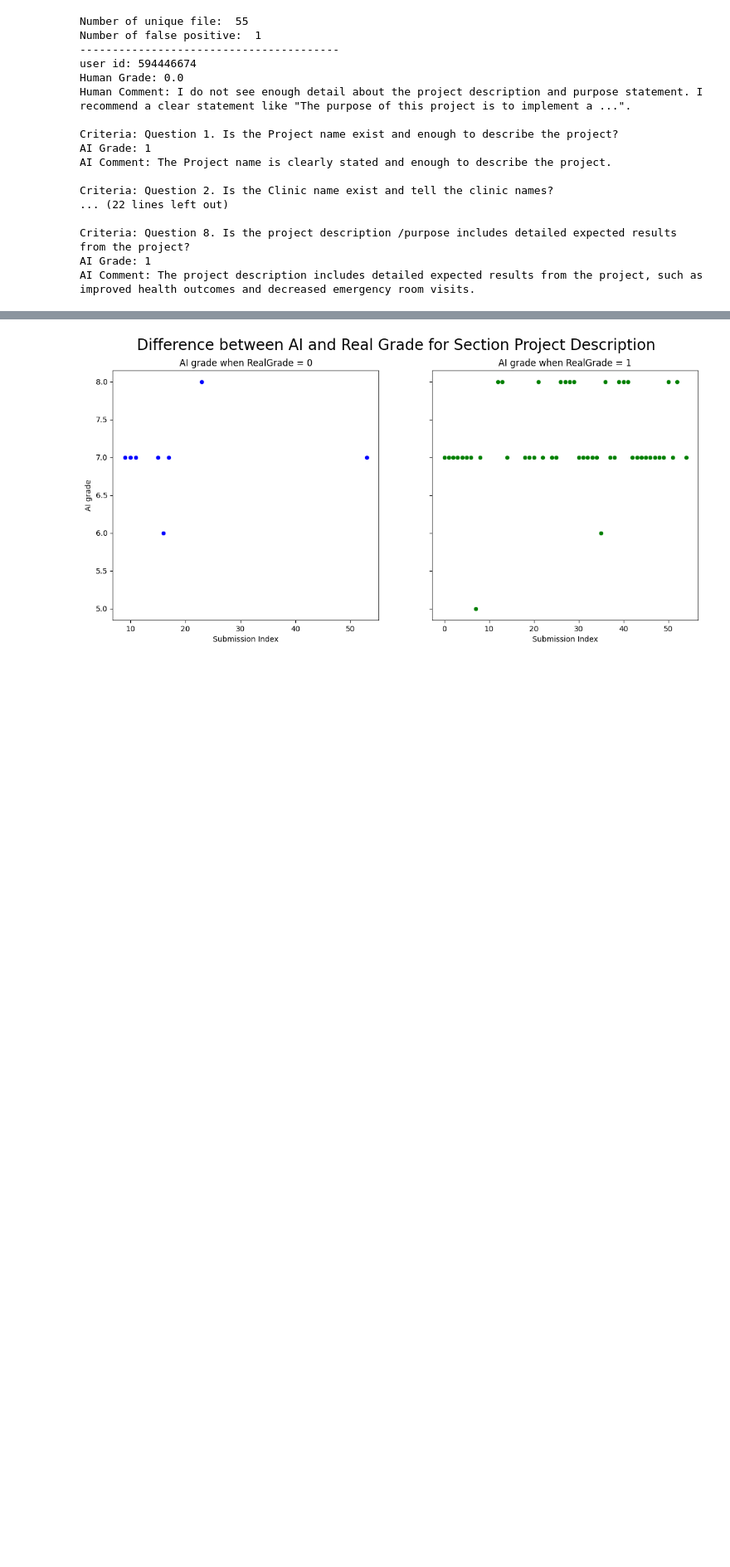
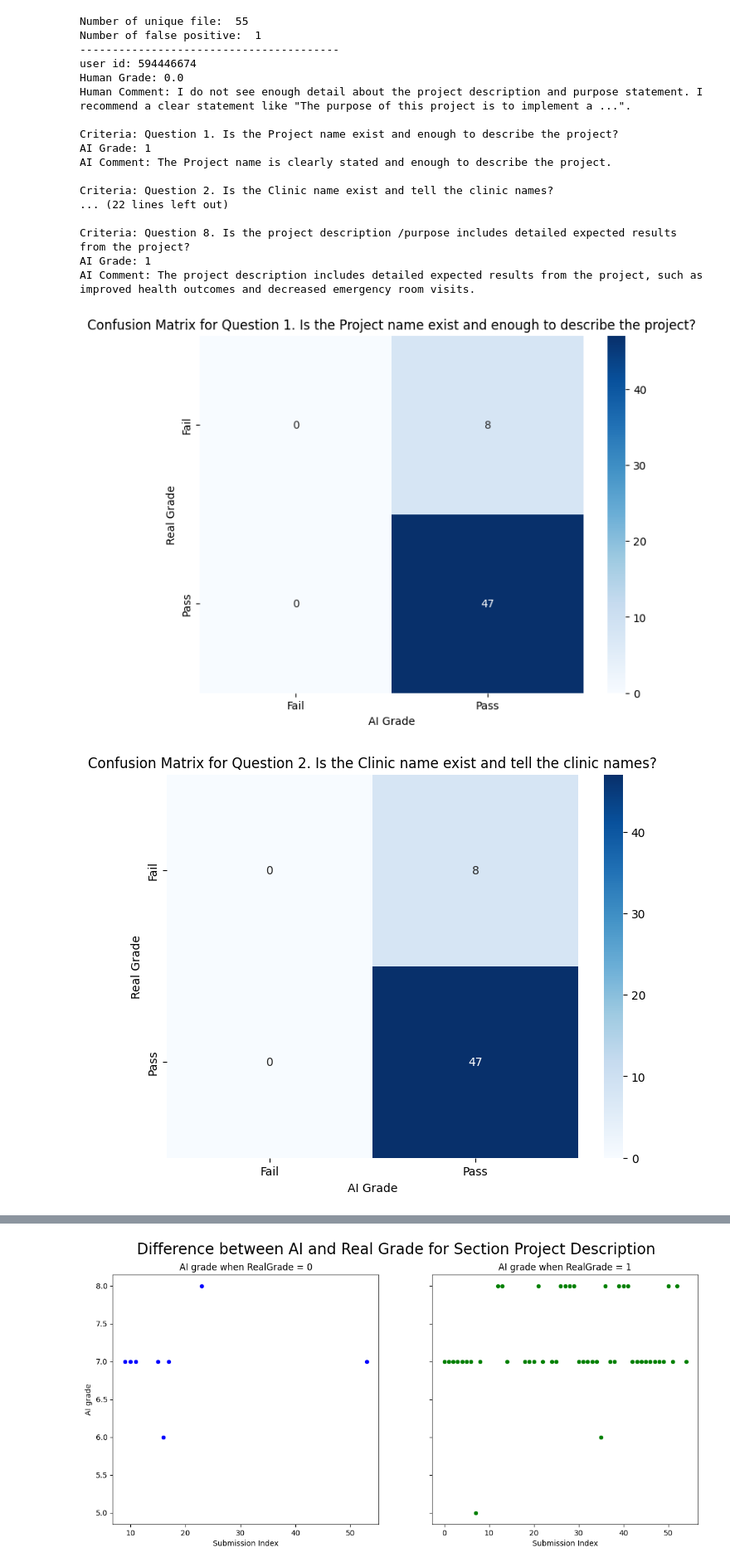
Before and after one commit to ngavu2004/AutoGradingPipelineAnalysis, a Jupyter notebook: visualize_AI_grade_RealGrade.ipynb, the cells around one changed output, grey strips where cells are left out. Shown at 83% size. Drawn from its saved outputs; the diff is of its cells as text; code cells hidden in the pictures; blank space fills up the shorter version.

```diff
--- a/visualize_AI_grade_RealGrade.ipynb
+++ b/visualize_AI_grade_RealGrade.ipynb
@@ -620,3 +687,8 @@ Criteria: Question 2. Is the Clinic name exist and tell the clinic names?
 Criteria: Question 8. Is the project description /purpose includes detailed expected results from the project?
 AI Grade: 1
 AI Comment: The project description includes detailed expected results from the project, such as improved health outcomes and decreased emergency room visits.
+# %%
+visualizer.plot_confusion_matrix_by_question('Project Description')
+# %% [output]
+[figure, added]
+[figure, added]
```
Also changed, not shown: parts of 8 cells of this notebook, 2 other files.
